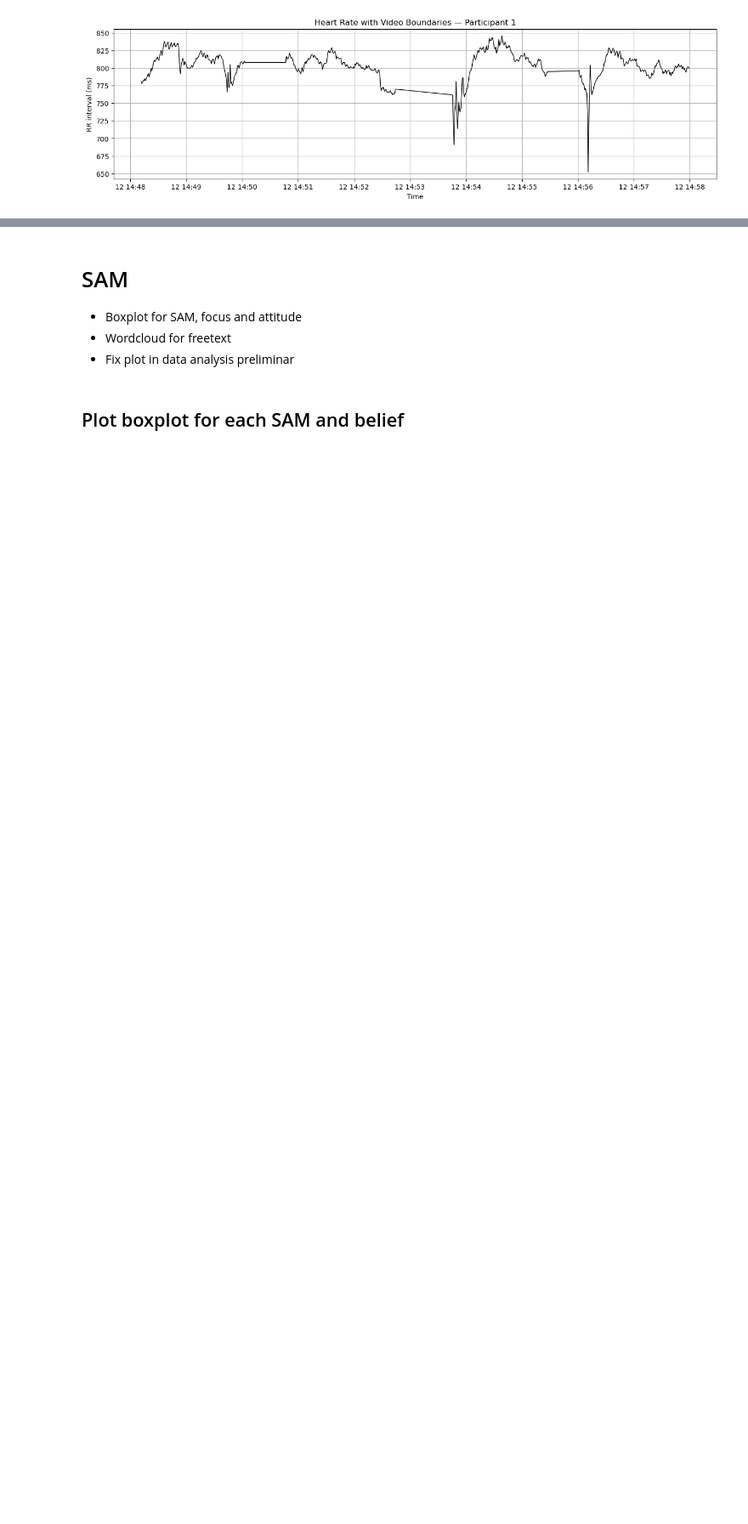
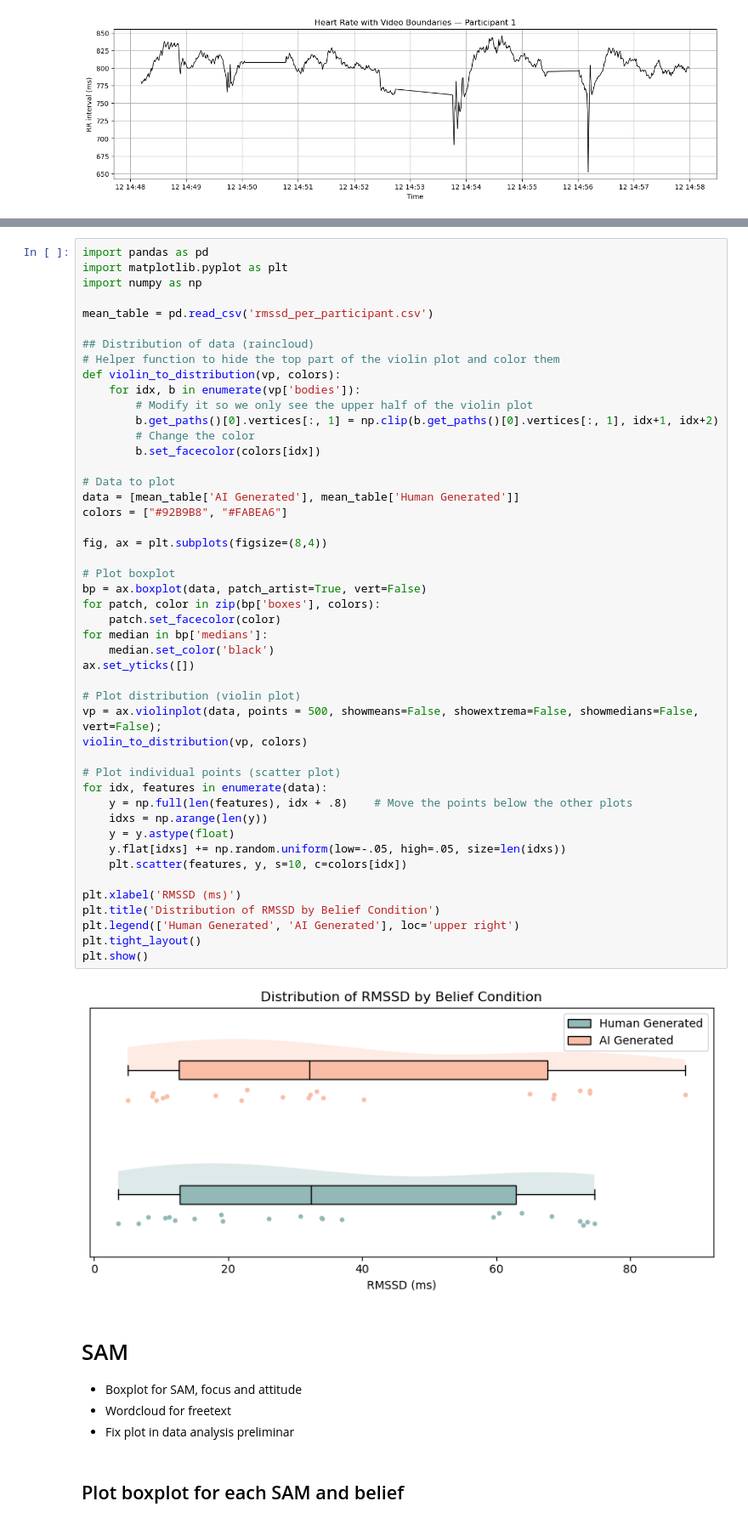
Before and after one commit to BalducciFrancesco/02455-Experiment-In-Cognitive-Science, a Jupyter notebook: analysis/data_visualization.ipynb, the cells around one changed output, grey strips where cells are left out. Shown: that part at 85% size. Saved outputs shown, nothing was run; the diff lists cells and outputs as text; blank space fills up the shorter version.

Commit message:
moved raincloud plot

```diff
--- a/analysis/data_visualization.ipynb
+++ b/analysis/data_visualization.ipynb
@@ -185,3 +187,52 @@ plot_hr_with_videos(1)
+# %%
+import pandas as pd
+import matplotlib.pyplot as plt
+import numpy as np
+
+mean_table = pd.read_csv('rmssd_per_participant.csv')
+
+## Distribution of data (raincloud)
+# Helper function to hide the top part of the violin plot and color them
+def violin_to_distribution(vp, colors):
+    for idx, b in enumerate(vp['bodies']):
+        # Modify it so we only see the upper half of the violin plot
+        b.get_paths()[0].vertices[:, 1] = np.clip(b.get_paths()[0].vertices[:, 1], idx+1, idx+2)
+        # Change the color
+        b.set_facecolor(colors[idx])
+
+# Data to plot
+data = [mean_table['AI Generated'], mean_table['Human Generated']]
+colors = ["#92B9B8", "#FABEA6"]
+
+fig, ax = plt.subplots(figsize=(8,4))
+
+# Plot boxplot
+bp = ax.boxplot(data, patch_artist=True, vert=False)
+for patch, color in zip(bp['boxes'], colors):
+    patch.set_facecolor(color)
+for median in bp['medians']:
+    median.set_color('black')
+ax.set_yticks([])
+
+# Plot distribution (violin plot)
+vp = ax.violinplot(data, points = 500, showmeans=False, showextrema=False, showmedians=False, vert=False);
+violin_to_distribution(vp, colors)
+
+# Plot individual points (scatter plot)
+for idx, features in enumerate(data):
+    y = np.full(len(features), idx + .8)    # Move the points below the other plots
+    idxs = np.arange(len(y))
+    y = y.astype(float)
+    y.flat[idxs] += np.random.uniform(low=-.05, high=.05, size=len(idxs))
+    plt.scatter(features, y, s=10, c=colors[idx])
+
+plt.xlabel('RMSSD (ms)')
+plt.title('Distribution of RMSSD by Belief Condition')
+plt.legend(['Human Generated', 'AI Generated'], loc='upper right')
+plt.tight_layout()
+plt.show()
+# %% [output]
+[figure, added]
 # %% [markdown]
 # SAM
 - Boxplot for SAM, focus and attitude
```
Also changed, not shown: parts of 2 cells of this notebook, 1 other file.
